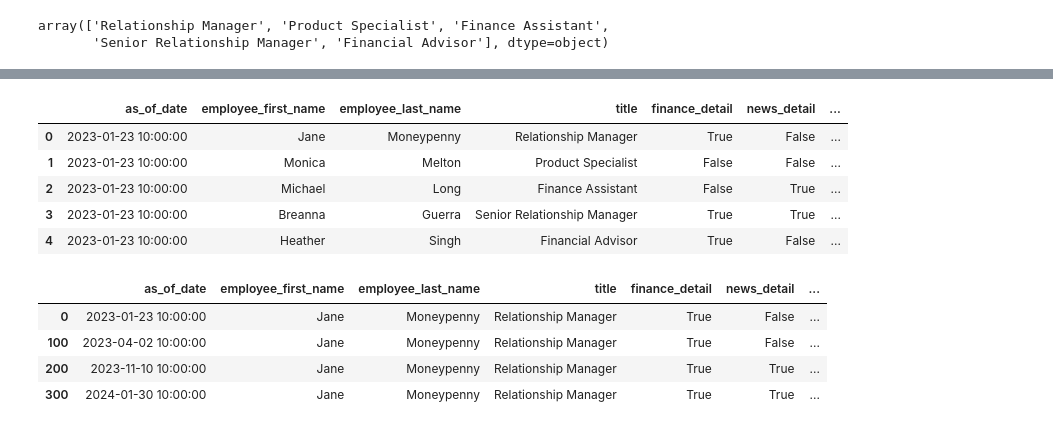
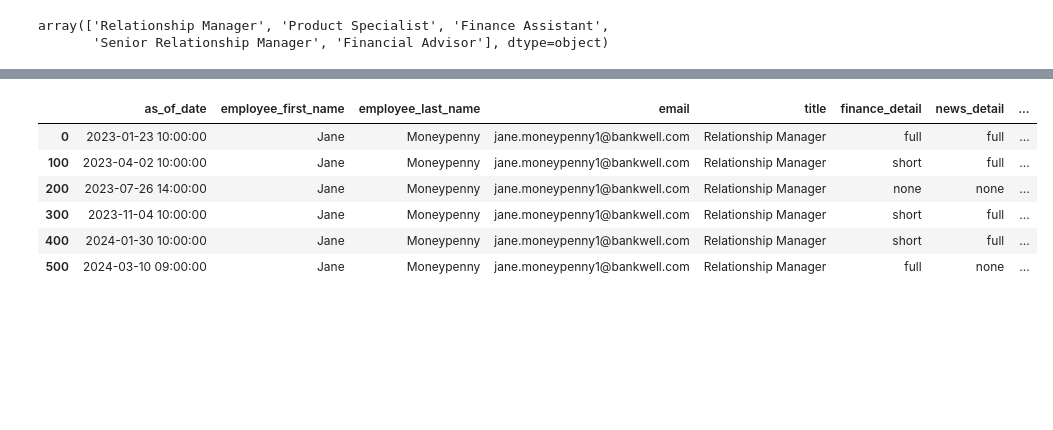
Before and after one commit to ConvoAI-Capstone-SpSu2025/currensee, a Jupyter notebook: notebooks/1.0-data_loading/4.0_load_preference_data.ipynb, the cells around one changed output, grey strips where cells are left out. Drawn from its saved outputs; the diff is of its cells as text; code cells hidden in the pictures; blank space fills up the shorter version.

```diff
--- a/notebooks/1.0-data_loading/4.0_load_preference_data.ipynb
+++ b/notebooks/1.0-data_loading/4.0_load_preference_data.ipynb
@@ -123,20 +125,33 @@ See the caveats in the documentation: https://pandas.pydata.org/pandas-docs/stab
-# %%
-preferences_df.head()
-# %% [output]
-|  | as_of_date | employee_first_name | employee_last_name | title | finance_detail | news_detail | ... |
-| 0 | 2023-01-23 10:00:00 | Jane | Moneypenny | Relationship Manager | True | False | ... |
-| 1 | 2023-01-23 10:00:00 | Monica | Melton | Product Specialist | False | False | ... |
-| 2 | 2023-01-23 10:00:00 | Michael | Long | Finance Assistant | False | True | ... |
-| 3 | 2023-01-23 10:00:00 | Breanna | Guerra | Senior Relationship Manager | True | True | ... |
-| 4 | 2023-01-23 10:00:00 | Heather | Singh | Financial Advisor | True | False | ... |
-# %%
-preferences_df.loc[preferences_df['employee_first_name'] == 'Jane']
-# %% [output]
-|  | as_of_date | employee_first_name | employee_last_name | title | finance_detail | news_detail | ... |
-| 0 | 2023-01-23 10:00:00 | Jane | Moneypenny | Relationship Manager | True | False | ... |
-| 100 | 2023-04-02 10:00:00 | Jane | Moneypenny | Relationship Manager | True | False | ... |
-| 200 | 2023-11-10 10:00:00 | Jane | Moneypenny | Relationship Manager | True | True | ... |
-| 300 | 2024-01-30 10:00:00 | Jane | Moneypenny | Relationship Manager | True | True | ... |
+# %%
+
+# Condition: manually set for janne
+condition1 = (preferences_df['employee_first_name'] == 'Jane') & (preferences_df['employee_last_name'] == 'Moneypenny') & (preferences_df['as_of_date']=="2023-01-23 10:00:00")
+preferences_df.loc[condition1, ['finance_detail', 'news_detail', 'macro_news_detail', 'past_meeting_detail' ]] = ['full', 'full', 'full', 'full']
+
+condition2 = (preferences_df['employee_first_name'] == 'Jane') & (preferences_df['employee_last_name'] == 'Moneypenny') & (preferences_df['as_of_date']=="2023-04-02 10:00:00")
+preferences_df.loc[condition2, ['finance_detail', 'news_detail', 'macro_news_detail', 'past_meeting_detail' ]] = ['short', 'full', 'full', 'short']
+
+condition3 = (preferences_df['employee_first_name'] == 'Jane') & (preferences_df['employee_last_name'] == 'Moneypenny') & (preferences_df['as_of_date']=="2023-07-26 14:00:00")
+preferences_df.loc[condition3, ['finance_detail', 'news_detail', 'macro_news_detail', 'past_meeting_detail' ]] = ['none', 'none', 'full', 'short']
+
+condition4 = (preferences_df['employee_first_name'] == 'Jane') & (preferences_df['employee_last_name'] == 'Moneypenny') & (preferences_df['as_of_date']=="2023-11-04 10:00:00")
+preferences_df.loc[condition4, ['finance_detail', 'news_detail', 'macro_news_detail', 'past_meeting_detail' ]] = ['short', 'full', 'none', 'none']
+
+condition5 = (preferences_df['employee_first_name'] == 'Jane') & (preferences_df['employee_last_name'] == 'Moneypenny') & (preferences_df['as_of_date']=="2024-01-30 10:00:00")
+preferences_df.loc[condition5, ['finance_detail', 'news_detail', 'macro_news_detail', 'past_meeting_detail' ]] = ['short', 'full', 'none', 'full']
+
+condition6 = (preferences_df['employee_first_name'] == 'Jane') & (preferences_df['employee_last_name'] == 'Moneypenny') & (preferences_df['as_of_date']=="2024-03-10 09:00:00")
+preferences_df.loc[condition6, ['finance_detail', 'news_detail', 'macro_news_detail', 'past_meeting_detail' ]] = ['full', 'none', 'full', 'full']
+
+preferences_df.loc[preferences_df['employee_first_name'] == 'Jane']
+# %% [output]
+|  | as_of_date | employee_first_name | employee_last_name | email | title | finance_detail | news_detail | ... |
+| 0 | 2023-01-23 10:00:00 | Jane | Moneypenny | jane.moneypenny1@bankwell.com | Relationship Manager | full | full | ... |
+| 100 | 2023-04-02 10:00:00 | Jane | Moneypenny | jane.moneypenny1@bankwell.com | Relationship Manager | short | full | ... |
+| 200 | 2023-07-26 14:00:00 | Jane | Moneypenny | jane.moneypenny1@bankwell.com | Relationship Manager | none | none | ... |
+| 300 | 2023-11-04 10:00:00 | Jane | Moneypenny | jane.moneypenny1@bankwell.com | Relationship Manager | short | full | ... |
+| 400 | 2024-01-30 10:00:00 | Jane | Moneypenny | jane.moneypenny1@bankwell.com | Relationship Manager | short | full | ... |
+| 500 | 2024-03-10 09:00:00 | Jane | Moneypenny | jane.moneypenny1@bankwell.com | Relationship Manager | full | none | ... |
 # %%
 preferences_df.to_sql("preferences", engine, if_exists="replace", index=False)
 # %% [output]
```
Also changed, not shown: parts of 6 cells of this notebook, 10 other files.
